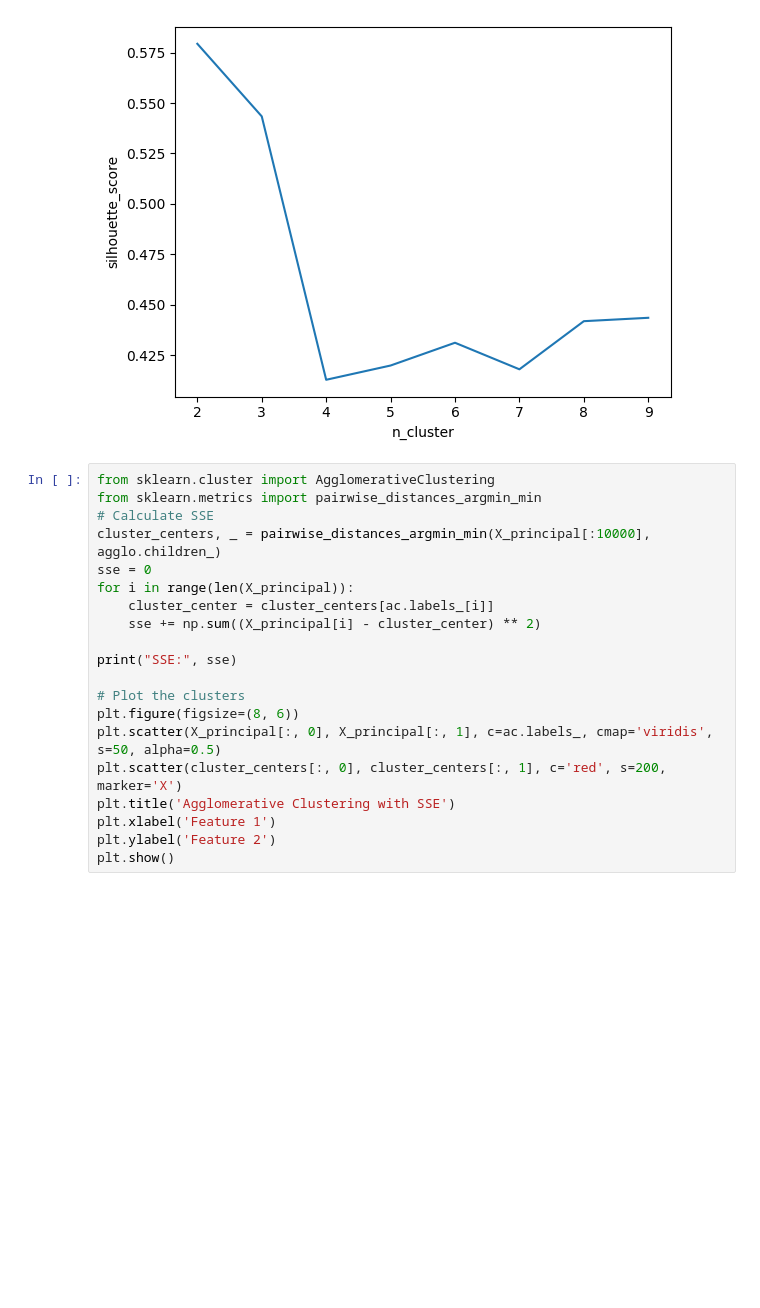
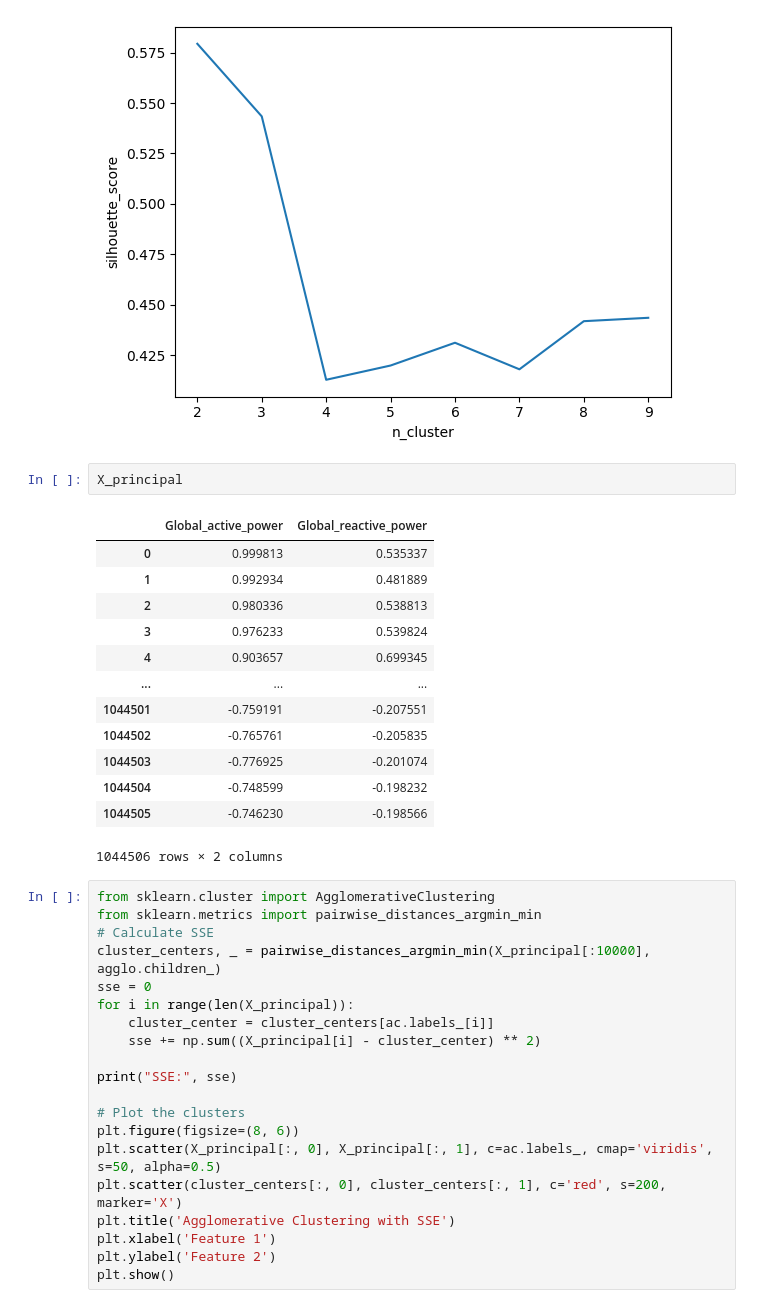
Before and after one commit to dagdo03/clustering_machine_learning, a Jupyter notebook: Agglomerative_Clustering.ipynb, the cells around one changed output. Cells and saved outputs as stored; diff of their text form; blank space fills up the shorter version.

```diff
--- a/agglomerative.ipynb
+++ b/Agglomerative_Clustering.ipynb
@@ -163,6 +161,22 @@ plt.ylabel('silhouette_score')
 plt.show()
 # %% [output]
 [figure]
+# %%
+X_principal
+# %% [output]
+|  | Global_active_power | Global_reactive_power |
+| 0 | 0.999813 | 0.535337 |
+| 1 | 0.992934 | 0.481889 |
+| 2 | 0.980336 | 0.538813 |
+| 3 | 0.976233 | 0.539824 |
+| 4 | 0.903657 | 0.699345 |
+| ... | ... | ... |
+| 1044501 | -0.759191 | -0.207551 |
+| 1044502 | -0.765761 | -0.205835 |
+| 1044503 | -0.776925 | -0.201074 |
+| 1044504 | -0.748599 | -0.198232 |
+| 1044505 | -0.746230 | -0.198566 |
+1044506 rows × 2 columns
 # %%
 from sklearn.cluster import AgglomerativeClustering
 from sklearn.metrics import pairwise_distances_argmin_min
```
Also changed, not shown: parts of 2 cells of this notebook.
